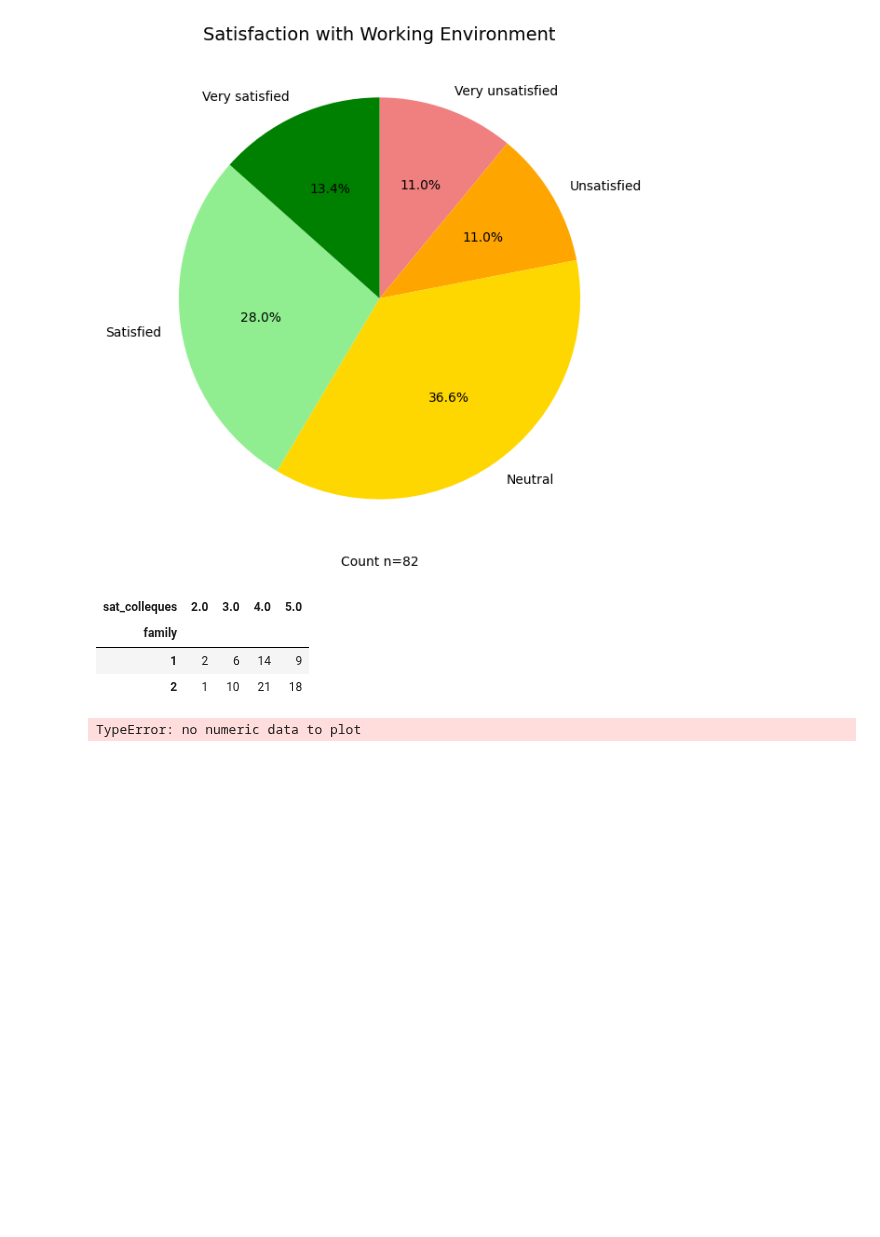
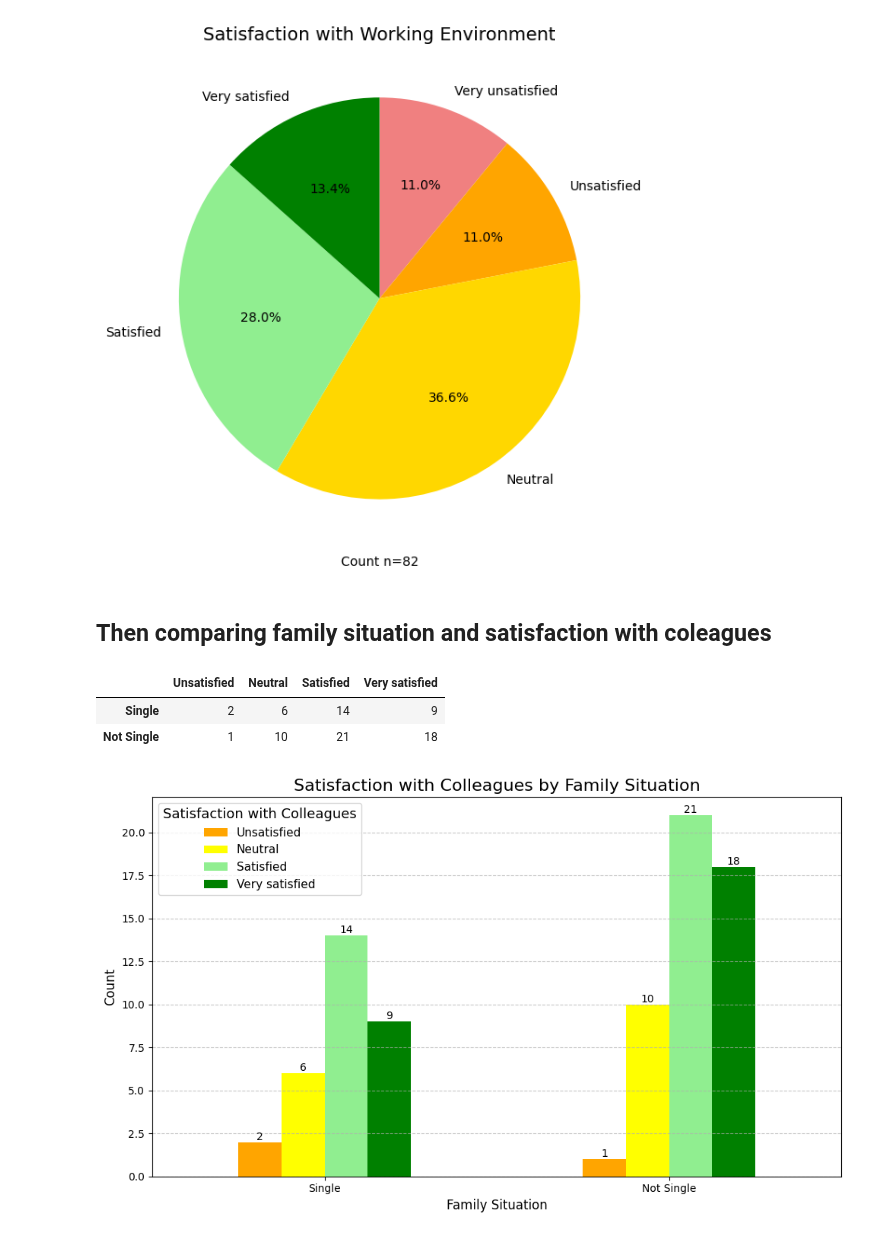
Before and after one commit to jemlau/DataAnalysisProject, a Jupyter notebook: harjotustyöHANNA.ipynb, the cells around one changed output. Cells and saved outputs as stored; diff of their text form; code cells hidden in the pictures; blank space fills up the shorter version.

```diff
--- a/harjotustyöHANNA.ipynb
+++ b/harjotustyöHANNA.ipynb
@@ -192,13 +183,3 @@ plt.xlabel('Count n=82')
 plt.show()
 # %% [output]
 [figure]
-# %%
-df4 = pd.crosstab(df['family'], df['sat_colleques'])
-#df4.index = ['Primary school', 'Vocational school or similar', 'Secondary school graduate', 'Applied science university', 'Other university']
-#df4.columns = ['woman', 'man']
-df4
-# %% [output]
-| sat_colleques | 2.0 | 3.0 | 4.0 | 5.0 |
-| family |  |  |  |  |
-| 1 | 2 | 6 | 14 | 9 |
-| 2 | 1 | 10 | 21 | 18 |
@@ -210,29 +186,38 @@ df4
-# %%
-# Oletetaan df on jo määritelty ja perhesuhteet on kuvattu oikein
-df['family'] = df['family'].map({1: 'Single', 2: 'Not single'})
-
-# Ristiintaulukointi perhesuhteiden ja työkavereiden tyytyväisyyden välillä
-df_crosstab = pd.crosstab(df['family'], df['sat_colleques'])
-
-# Piirretään yhdistetty pylväsdiagrammi
-ax = df_crosstab.plot(kind='bar', color=['lightcoral', 'orange', 'lightblue', 'lightgreen'], figsize=(10, 6))
-
-# Akselin ja otsikon asettaminen
-plt.xlabel('Family Situation', fontsize=12)
-plt.ylabel('Count', fontsize=12)
-plt.title('Satisfaction with Colleagues by Family Situation', fontsize=14)
-
-# Lisätään x-akselin nimikkeet
-plt.xticks(rotation=0)  # Pidä nimikkeet vaakasuorina
-
-# Lisätään ruudukko
-plt.grid(axis='y', linestyle='--', alpha=0.7)
-
-# Lisätään legendan sijoitus
-plt.legend(title='Satisfaction Levels')
-
-# Tiivistetään ulkoasua
-plt.tight_layout()
-plt.show()
-# %% [output]
-TypeError: no numeric data to plot
+# %% [markdown]
+## Then comparing family situation and satisfaction with coleagues
+# %%
+df_family_sat_colleagues = pd.crosstab(df['family'], df['sat_colleques'])
+df_family_sat_colleagues.index = ['Single', 'Not Single']
+df_family_sat_colleagues.columns = ['Unsatisfied', 'Neutral', 'Satisfied', 'Very satisfied']
+df_family_sat_colleagues
+# %% [output]
+|  | Unsatisfied | Neutral | Satisfied | Very satisfied |
+| Single | 2 | 6 | 14 | 9 |
+| Not Single | 1 | 10 | 21 | 18 |
+# %%
+colors = ['orange', 'yellow', 'lightgreen', 'green']
+
+
+ax = df_family_sat_colleagues.plot(kind='bar', figsize=(10, 6), color=colors, width=0.5)
+
+plt.title('Satisfaction with Colleagues by Family Situation', fontsize=16)
+plt.xlabel('Family Situation', fontsize=12)
+plt.ylabel('Count', fontsize=12)
+
+plt.legend(title='Satisfaction with Colleagues', title_fontsize='13', fontsize='11')
+plt.xticks(rotation=0)
+
+plt.grid(axis='y', linestyle='--', alpha=0.7)
+
+
+for container in ax.containers:
+    for bar in container:
+        height = bar.get_height()
+        ax.annotate(f'{height}',
+                    xy=(bar.get_x() + bar.get_width() / 2, height),
+                    ha='center', va='bottom', fontsize=10)
+
+plt.tight_layout()
+plt.show()
+# %% [output]
+[figure, added]
```
Also changed, not shown: parts of 15 cells of this notebook, 1 other file.
